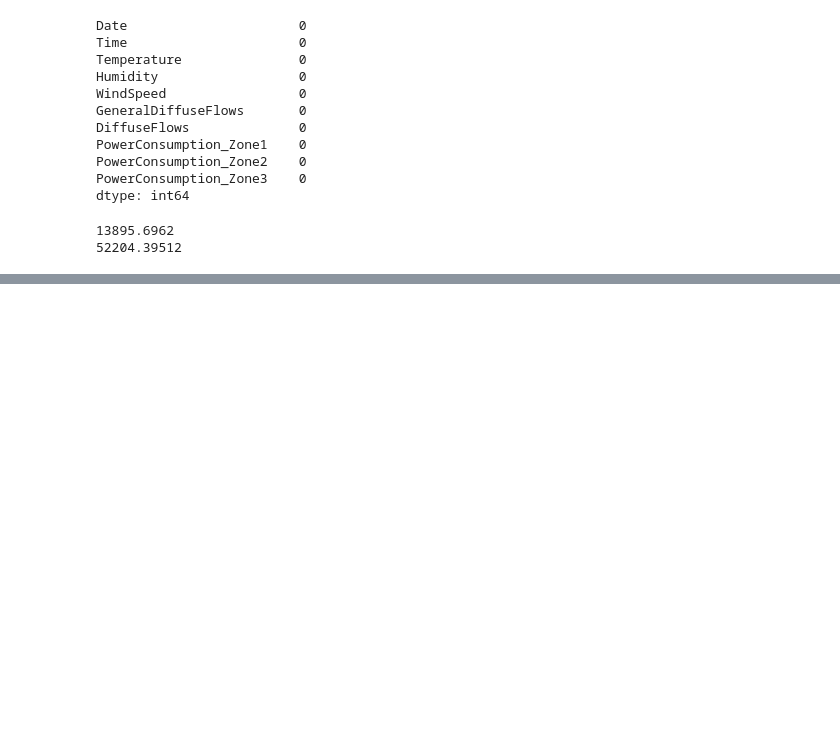
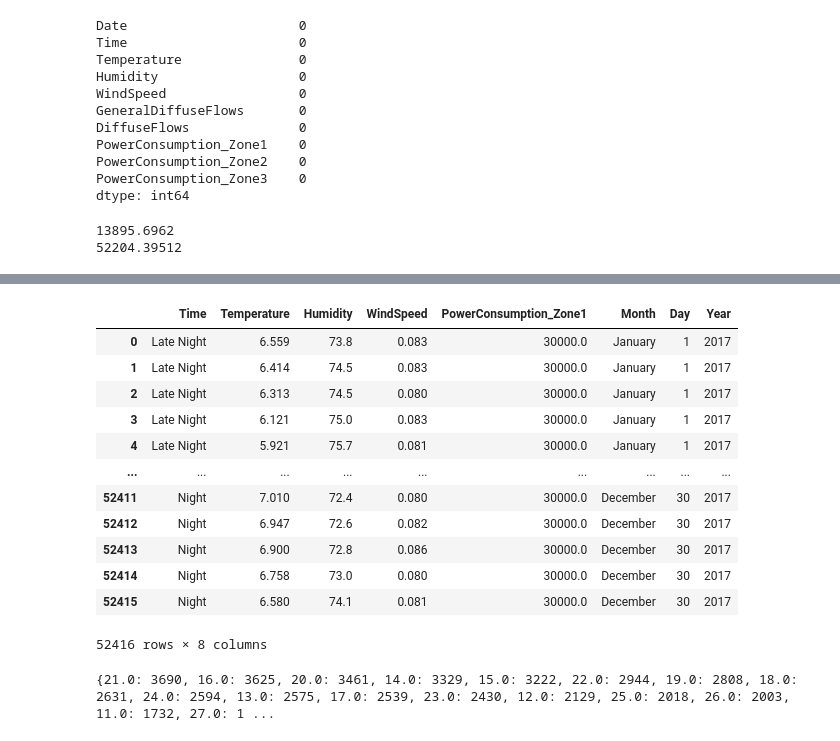
Before and after one commit to zains50/Electric-Power-Consumption, a Jupyter notebook: electricpowerconsumption.ipynb, the cells around one changed output, grey strips where cells are left out. Drawn from its saved outputs; the diff is of its cells as text; code cells hidden in the pictures; blank space fills up the shorter version.

```diff
--- a/electricpowerconsumption.ipynb
+++ b/electricpowerconsumption.ipynb
@@ -155,0 +138,31 @@ Name: count, dtype: int64
+# %%
+def cat(hour):
+    if 6<= hour < 12:
+        return 'Day'
+    if 12 <= hour < 18:
+        return 'Afternoon'
+    if 18 <= hour < 21:
+        return 'Evening'
+    if 21 <= hour < 24:
+        return 'Night'
+    if 0<= hour <6:
+        return 'Late Night'
+# %%
+dfs['Time'] = pd.to_datetime(dfs['Time'], format='%H:%M')
+dfs['Time'] = dfs['Time'].dt.hour.apply(cat)
+# %%
+display(dfs)
+# %% [output]
+|  | Time | Temperature | Humidity | WindSpeed | PowerConsumption_Zone1 | Month | Day | Year |
+| 0 | Late Night | 6.559 | 73.8 | 0.083 | 30000.0 | January | 1 | 2017 |
+| 1 | Late Night | 6.414 | 74.5 | 0.083 | 30000.0 | January | 1 | 2017 |
+| 2 | Late Night | 6.313 | 74.5 | 0.080 | 30000.0 | January | 1 | 2017 |
+| 3 | Late Night | 6.121 | 75.0 | 0.083 | 30000.0 | January | 1 | 2017 |
+| 4 | Late Night | 5.921 | 75.7 | 0.081 | 30000.0 | January | 1 | 2017 |
+| ... | ... | ... | ... | ... | ... | ... | ... | ... |
+| 52411 | Night | 7.010 | 72.4 | 0.080 | 30000.0 | December | 30 | 2017 |
+| 52412 | Night | 6.947 | 72.6 | 0.082 | 30000.0 | December | 30 | 2017 |
+| 52413 | Night | 6.900 | 72.8 | 0.086 | 30000.0 | December | 30 | 2017 |
+| 52414 | Night | 6.758 | 73.0 | 0.080 | 30000.0 | December | 30 | 2017 |
+| 52415 | Night | 6.580 | 74.1 | 0.081 | 30000.0 | December | 30 | 2017 |
+52416 rows × 8 columns
@@ -155,0 +173,4 @@ Name: count, dtype: int64
+# %%
+print(list)
+# %% [output]
+{21.0: 3690, 16.0: 3625, 20.0: 3461, 14.0: 3329, 15.0: 3222, 22.0: 2944, 19.0: 2808, 18.0: 2631, 24.0: 2594, 13.0: 2575, 17.0: 2539, 23.0: 2430, 12.0: 2129, 25.0: 2018, 26.0: 2003, 11.0: 1732, 27.0: 1 ...
```
Also changed, not shown: parts of 11 cells of this notebook.
